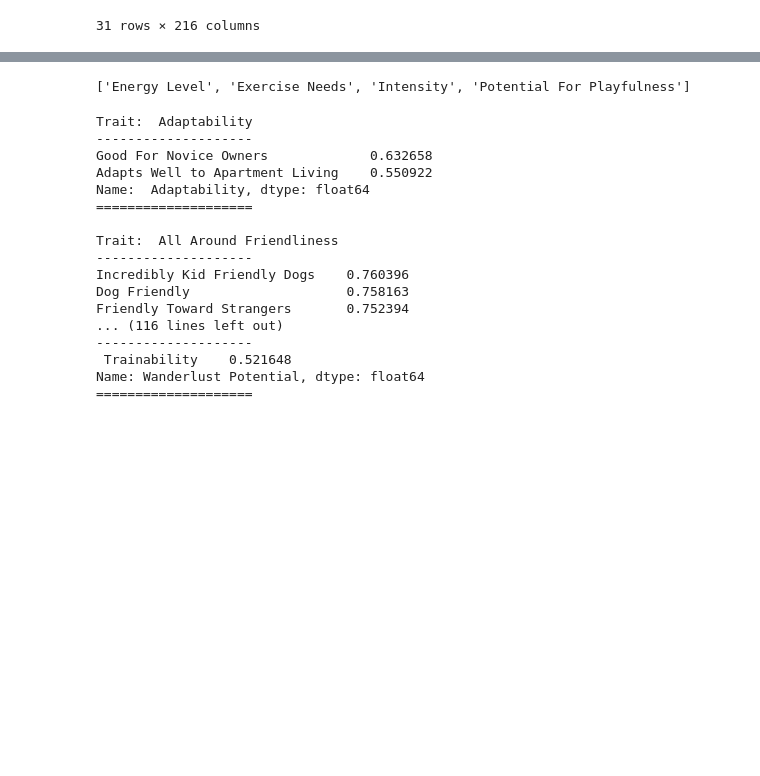
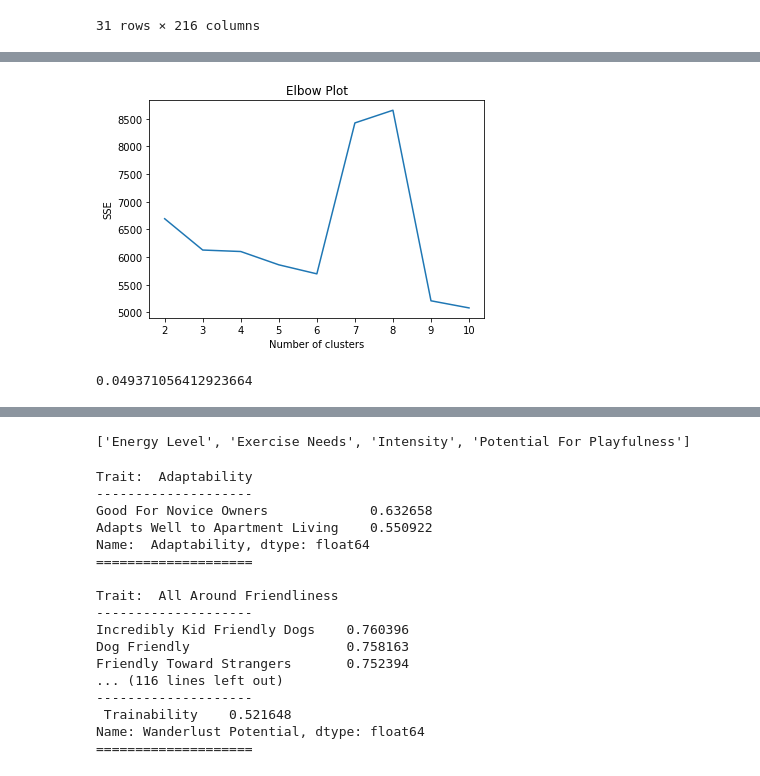
Before and after one commit to cjherman6/capstone, a Jupyter notebook: Recommender.ipynb, the cells around one changed output, grey strips where cells are left out. Cells and saved outputs as stored; diff of their text form; code cells hidden in the pictures; blank space fills up the shorter version.

```diff
--- a/Recommender.ipynb
+++ b/Recommender.ipynb
@@ -192,3 +192,6 @@ df.T
 | Tolerates Hot Weather | 3.0 | 5.0 | 3.0 | 2.0 | 2.0 | 2.0 | ... |
 | Wanderlust Potential | 2.0 | 5.0 | 4.0 | 4.0 | 4.0 | 5.0 | ... |
 31 rows × 216 columns
+# %%
+data = df.values
+data
@@ -195,3 +212,11 @@ df.T
+# %%
+soln.elbow_plot(data,'testplot')
+# %% [output]
+[figure, added]
+# %%
+soln.silhouette(data,8)
+# %% [output]
+0.049371056412923664
 # %%
 trait_corrs = df.corr(method='pearson')
 trait_corrs
```
Also changed, not shown: parts of 4 cells of this notebook.
